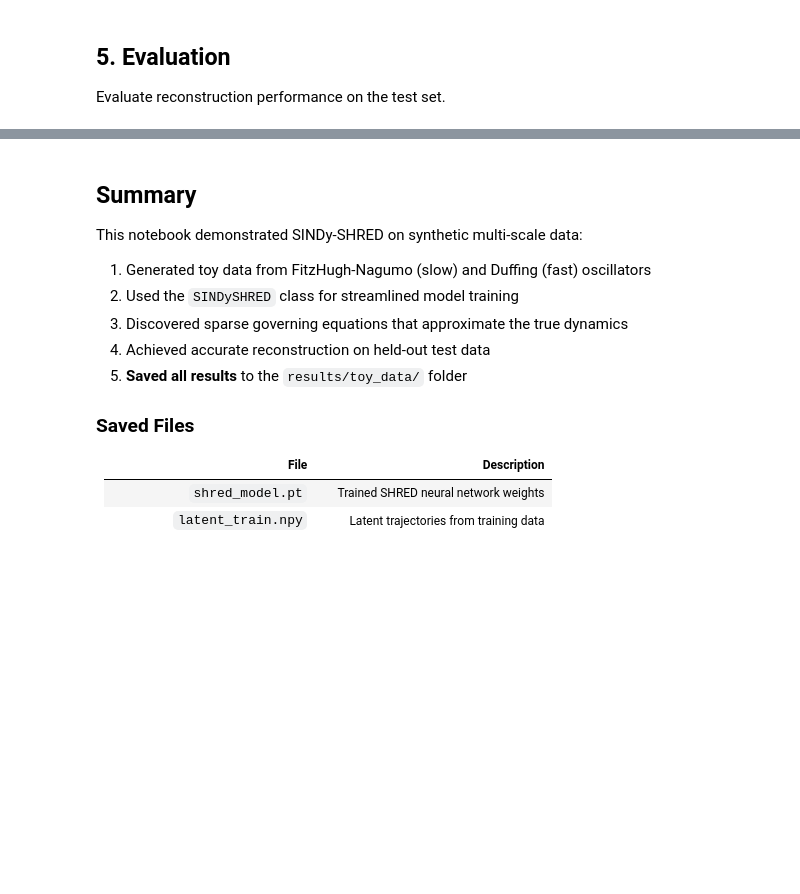
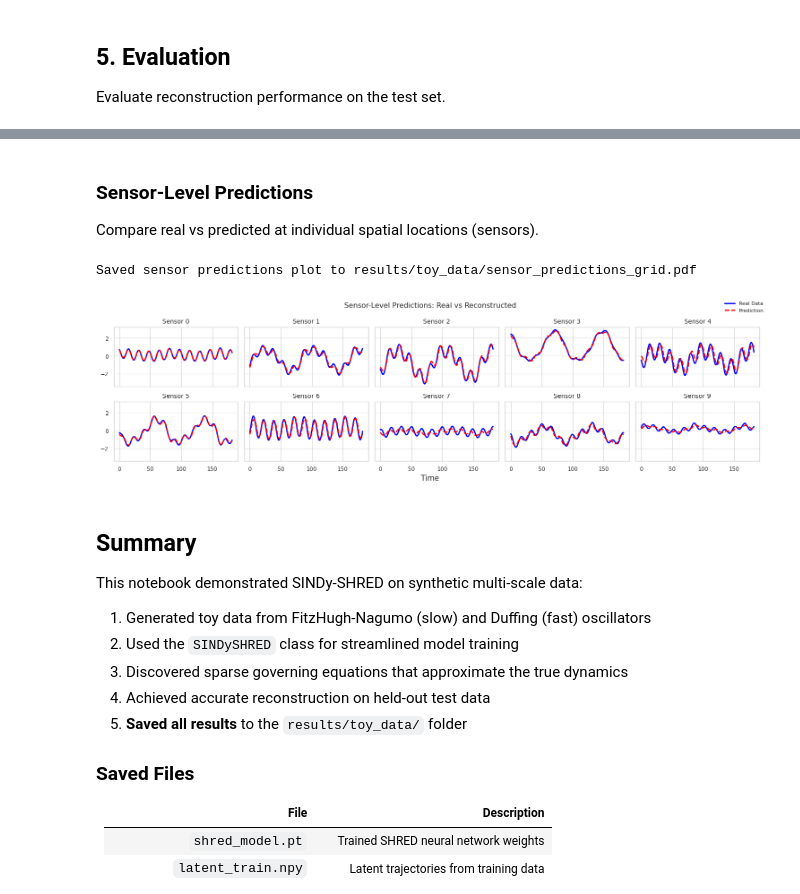
Before and after one commit to gaoliyao/sindy-shred, a Jupyter notebook: sindy-shred_functionalized.toy-data.v2_refactor.ipynb, the cells around one changed output, grey strips where cells are left out. Saved outputs shown, nothing was run; the diff lists cells and outputs as text; code cells hidden in the pictures; blank space fills up the shorter version.

```diff
--- a/sindy-shred_functionalized.toy-data.v2_refactor.ipynb
+++ b/sindy-shred_functionalized.toy-data.v2_refactor.ipynb
@@ -392,3 +449,24 @@ plt.show()
+# %% [markdown]
+### Sensor-Level Predictions
+
+Compare real vs predicted at individual spatial locations (sensors).
+# %%
+# Plot sensor-level comparisons (all 10 spatial dimensions)
+fig, axes = plotting.plot_sensor_predictions(
+    test_ground_truth,
+    test_recons,
+    sensor_locations=np.arange(n_space_dims),  # All spatial dims
+    rows=2,
+    cols=5,
+    save_path=f"{RESULTS_DIR}/sensor_predictions_grid.pdf"
+)
+fig.suptitle("Sensor-Level Predictions: Real vs Reconstructed")
+fig.tight_layout()
+print(f"Saved sensor predictions plot to {RESULTS_DIR}/sensor_predictions_grid.pdf")
+plt.show()
+# %% [output]
+Saved sensor predictions plot to results/toy_data/sensor_predictions_grid.pdf
+[figure, added]
 # %% [markdown]
 ## Summary
 
```
Also changed, not shown: parts of 12 cells of this notebook, 3 other files.
